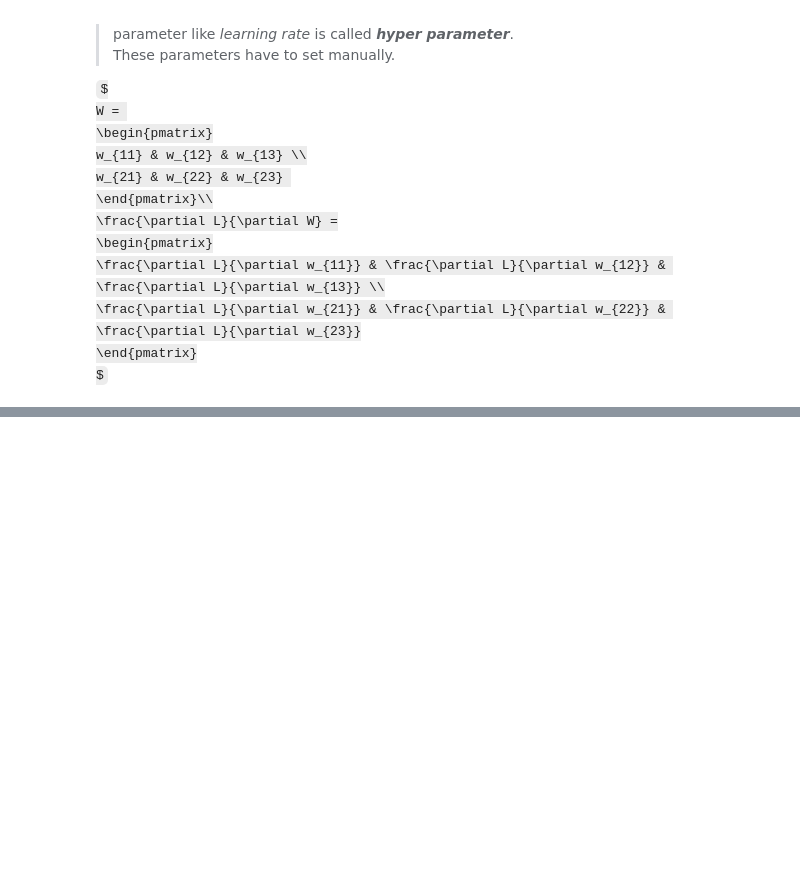
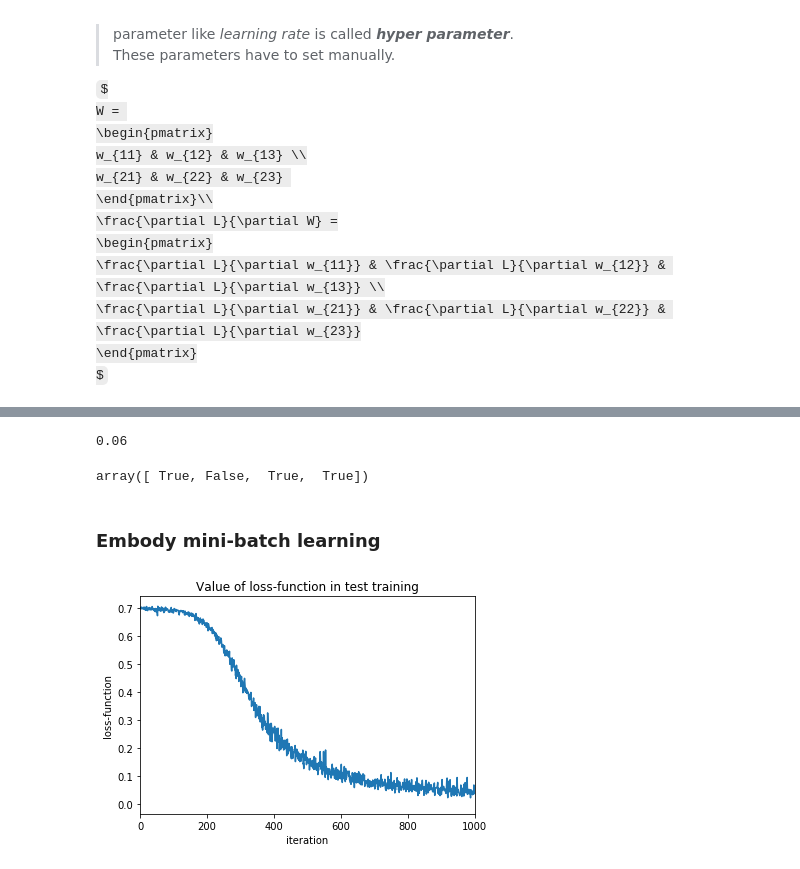
Before and after one commit to HansBlackCat/Python, a Jupyter notebook: MachineLearning/DeepLearning/cp4_Neural Network Training.ipynb, the cells around one changed output, grey strips where cells are left out. Drawn from its saved outputs; the diff is of its cells as text; code cells hidden in the pictures; some formulas as TeX source; blank space fills up the shorter version.

```diff
--- a/MachineLearning/DeepLearning/cp4_Neural Network Training.ipynb
+++ b/MachineLearning/DeepLearning/cp4_Neural Network Training.ipynb
@@ -370,4 +370,8 @@ print(p)
 
 # index of max val
 print(np.argmax(p))
+
+# answer label(one-hot)
+t = np.array([0,0,1])
+print(net.loss(x,t))
 # %% [output]
@@ -377,0 +494,69 @@ print(np.argmax(p))
+# %%
+# Example run
+
+# dummy data
+x = np.random.rand(100,784)
+# dummy ans label
+t = np.random.rand(100,10)
+
+# slope
+grads = net.numerical_gradient(x, t)
+
+y = net.predict(x)
+
+grads['W1'].shape # (784,100)
+y.shape # (100,10)
+net.accuracy(x, t)
+# %% [output]
+0.06
+# %%
+testA = np.array([0,0,0,1])
+testB = np.array([0,1,0,1])
+# print Boolean np.array (True == 1, False == 0)
+np.sum(testA == testB) # 3
+testA == testB
+# %% [output]
+array([ True, False,  True,  True])
+# %% [markdown]
+### Embody mini-batch learning
+# %%
+(x_train,t_train), (x_test,t_test) = load_mnist(normalize=True,one_hot_label=True)
+
+train_loss_list = []
+
+# Hyperparameter
+iters_num = 10000 # repeat num
+train_size = x_train.shape[0]
+batch_size = 100 # mini-batch size
+learning_rate = 0.1
+network = TwoLayerNet(input_size=784,hidden_size=50,output_size=10)
+
+for i in range(iters_num):
+    # get mini-batch
+    batch_mask = np.random.choice(train_size,batch_size)
+    x_batch = x_train[batch_mask]
+    t_batch = t_train[batch_mask]
+
+    # cal slope
+    grad = network.gradient(x_batch,t_batch)
+
+    # renew params
+    for key in ('W1', 'b1', 'W2', 'b2'):
+        network.params[key] -= learning_rate * grad[key]
+
+    # record
+    loss = network.loss(x_batch, t_batch)
+    train_loss_list.append(loss)
+# %%
+x = np.arange(0,10000)
+y = np.array(train_loss_list)
+
+# fig, ax = plt.subplots()
+plt.plot(x,y)
+plt.xlim(0,1000)
+plt.xlabel("iteration")
+plt.ylabel("loss-function")
+plt.title("Value of loss-function in test training")
+plt.show()
+# %% [output]
+[figure, added]
```
Also changed, not shown: parts of 7 cells of this notebook, 11 other files.
